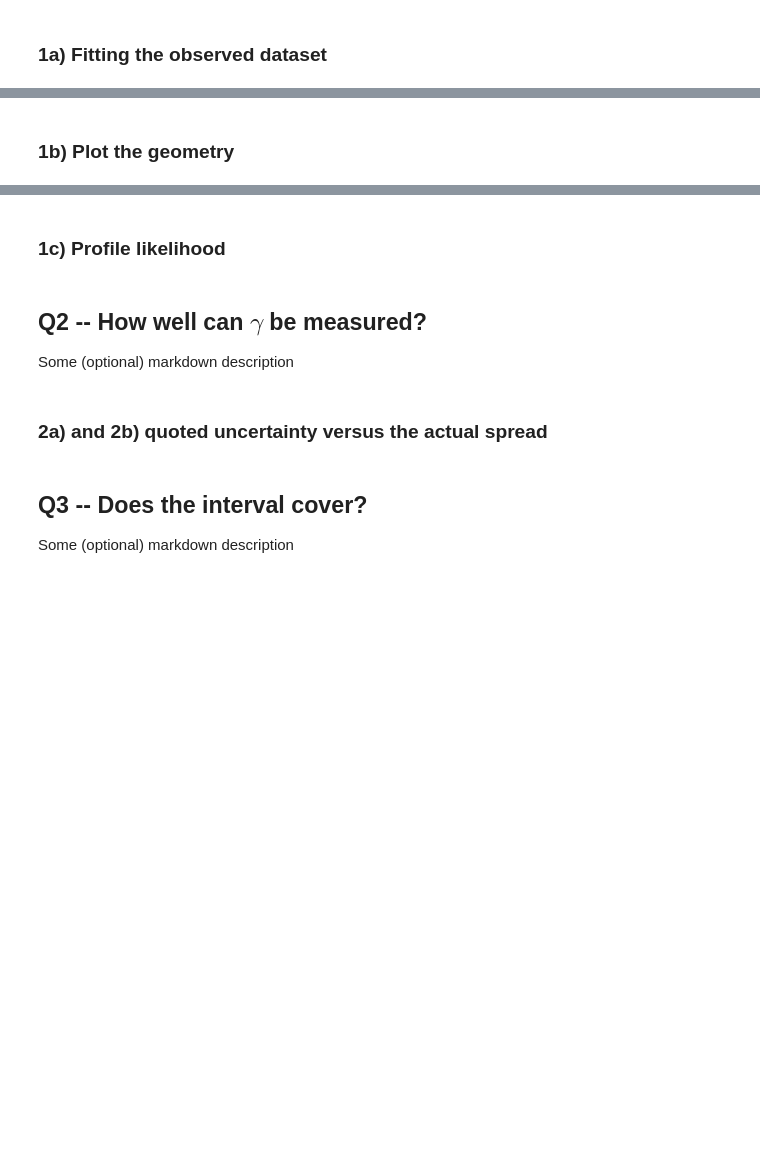
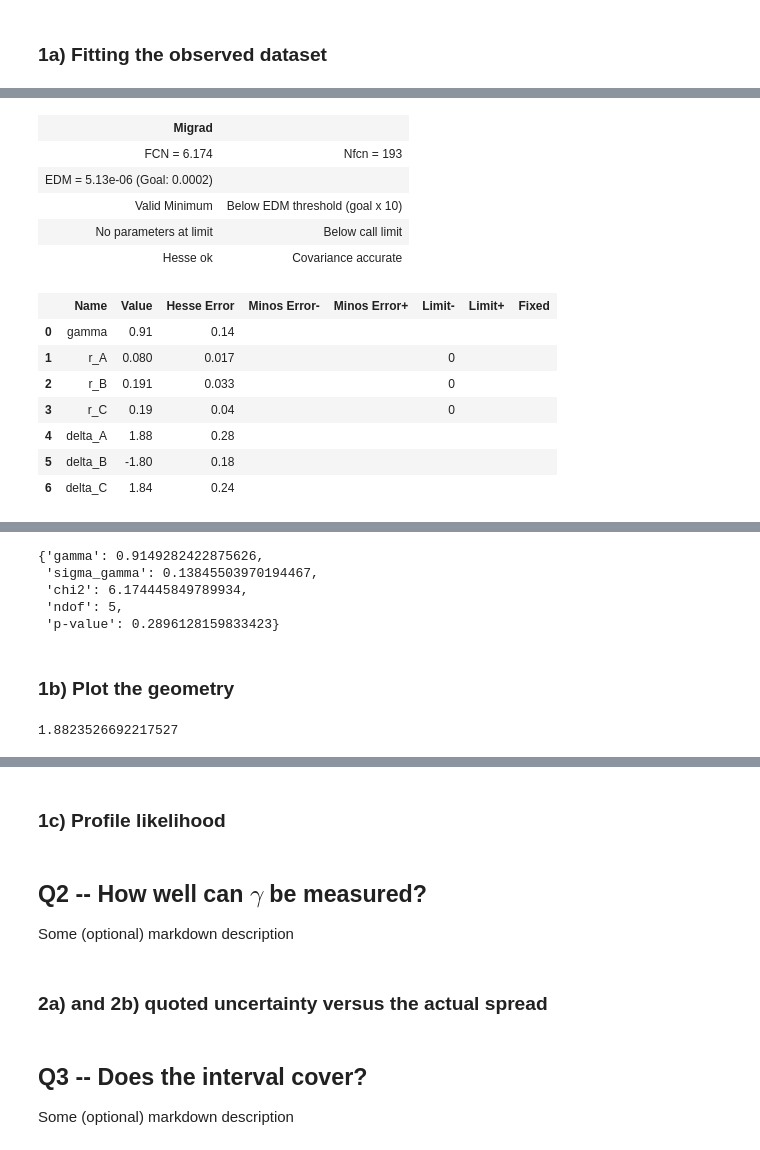
Before and after one commit to siahyeelong/S1_StatisticaMethods, a Jupyter notebook: solution.ipynb, the cells around one changed output, grey strips where cells are left out. Drawn from its saved outputs; the diff is of its cells as text; code cells hidden in the pictures; blank space fills up the shorter version.

```diff
--- a/solution.ipynb
+++ b/solution.ipynb
@@ -19,2 +17,6 @@ Some (optional) markdown description
 # %% [markdown]
 ### 1a) Fitting the observed dataset
+# %%
+from iminuit import Minuit
+
+data = toy.observed()
@@ -20,0 +73,4 @@ Some (optional) markdown description
+# %%
+V_i = np.array([toy.covariance(f'{channel}') for channel in channels]) # shape: (3, 4, 4)
+V_i_inv = np.linalg.inv(V_i)
+V_i_inv
@@ -20,0 +121,45 @@ Some (optional) markdown description
+# %%
+r_init = []
+delta_init = []
+gamma_guesses = []
+
+for i in range(3):
+    xp, yp, xm, ym = data[i]
+    r_init.append(0.5 * (np.hypot(xp, yp) + np.hypot(xm, ym)))
+    delta_init.append(np.arctan2(yp + ym, xp + xm))
+    ang_p = np.arctan2(yp, xp)
+    ang_m = np.arctan2(ym, xm)
+    # Half-difference wrapped to [-pi, pi]
+    diff_ang = np.angle(np.exp(1j * (ang_p - ang_m)))
+    gamma_guesses.append(0.5 * diff_ang)
+
+gamma_init = float(np.mean(gamma_guesses))
+# %%
+mi = Minuit(
+    fcn=model_chi2,
+    gamma=gamma_init,
+    r_A=r_init[0], r_B=r_init[1], r_C=r_init[2],
+    delta_A=delta_init[0], delta_B=delta_init[1], delta_C=delta_init[2],
+)
+mi.errordef = Minuit.LEAST_SQUARES  # Crucial: tells Minuit this is a chi^2 (Delta chi^2 = 1)
+mi.limits['r_A'] = (0, None)        # Amplitudes are r_i >= 0
+mi.limits['r_B'] = (0, None)
+mi.limits['r_C'] = (0, None)
+
+mi.migrad()  # Finds the minimum
+mi.hesse()   # Computes parabolic (HESSE) uncertainties
+# %% [output]
+| Migrad |  |
+| FCN = 6.174 | Nfcn = 193 |
+| EDM = 5.13e-06 (Goal: 0.0002) |  |
+| Valid Minimum | Below EDM threshold (goal x 10) |
+| No parameters at limit | Below call limit |
+| Hesse ok | Covariance accurate |
+|  | Name | Value | Hesse Error | Minos Error- | Minos Error+ | Limit- | Limit+ | Fixed |
+| 0 | gamma | 0.91 | 0.14 |  |  |  |  |  |
+| 1 | r_A | 0.080 | 0.017 |  |  | 0 |  |  |
+| 2 | r_B | 0.191 | 0.033 |  |  | 0 |  |  |
+| 3 | r_C | 0.19 | 0.04 |  |  | 0 |  |  |
+| 4 | delta_A | 1.88 | 0.28 |  |  |  |  |  |
+| 5 | delta_B | -1.80 | 0.18 |  |  |  |  |  |
+| 6 | delta_C | 1.84 | 0.24 |  |  |  |  |  |
@@ -30,3 +185,17 @@ results['1a'] = {
 }
+# %%
+results['1a']
+# %% [output]
+{'gamma': 0.9149282422875626,
+ 'sigma_gamma': 0.13845503970194467,
+ 'chi2': 6.174445849789934,
+ 'ndof': 5,
+ 'p-value': 0.2896128159833423}
 # %% [markdown]
 ### 1b) Plot the geometry
+# %%
+mi.values['gamma']
+mi.values[f'delta_{channel}']
+mi.values[f'r_{channel}']
+# %% [output]
+1.8823526692217527
```
Also changed, not shown: parts of 24 cells of this notebook, 10 other files.
